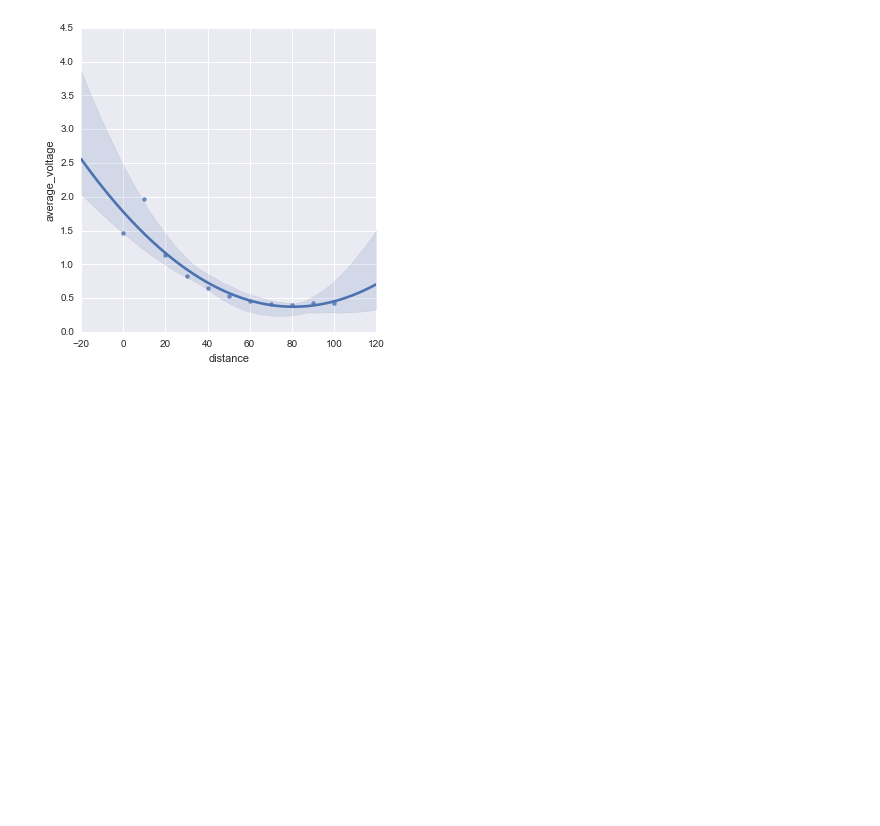
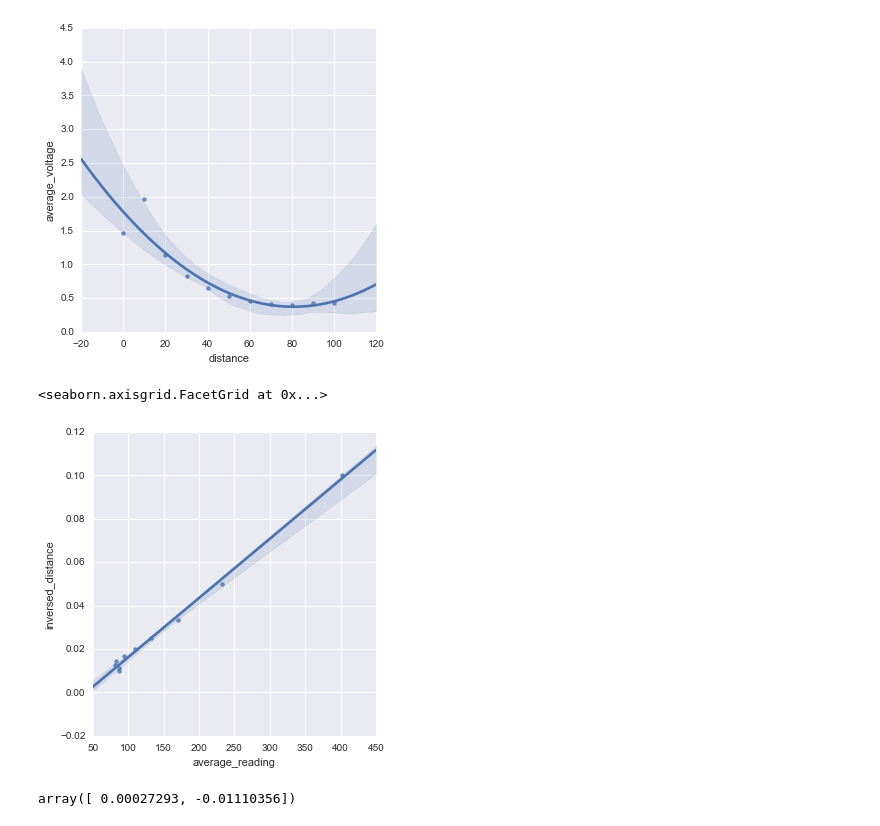
Before and after one commit to a-pradhan/SensorOutputAnalysis, a Jupyter notebook: Sensor A2D to distance readings.ipynb, the cells around one changed output. Saved outputs shown, nothing was run; the diff lists cells and outputs as text; code cells hidden in the pictures; blank space fills up the shorter version.

Commit message:
added plot of inverse distance against A2D reading with calculated R values and line equation coefficients

```diff
--- a/Sensor A2D to distance readings.ipynb
+++ b/Sensor A2D to distance readings.ipynb
@@ -101,3 +103,15 @@ sns.lmplot(data=sharp_df,x="distance",y="average_voltage",order=2)
 # %% [output]
 <seaborn.axisgrid.FacetGrid at 0x...>
 [figure]
+# %%
+sns.lmplot(data=sharp_df,x="average_reading",y="inversed_distance")
+# %% [output]
+<seaborn.axisgrid.FacetGrid at 0x...>
+[figure, added]
+# %%
+x = sharp_df.average_reading[1:]
+y = sharp_df.inversed_distance[1:]
+p1 = np.polyfit(x, y,1)
+p1
+# %% [output]
+array([ 0.00027293, -0.01110356])
```
Also changed, not shown: parts of 5 cells of this notebook.
